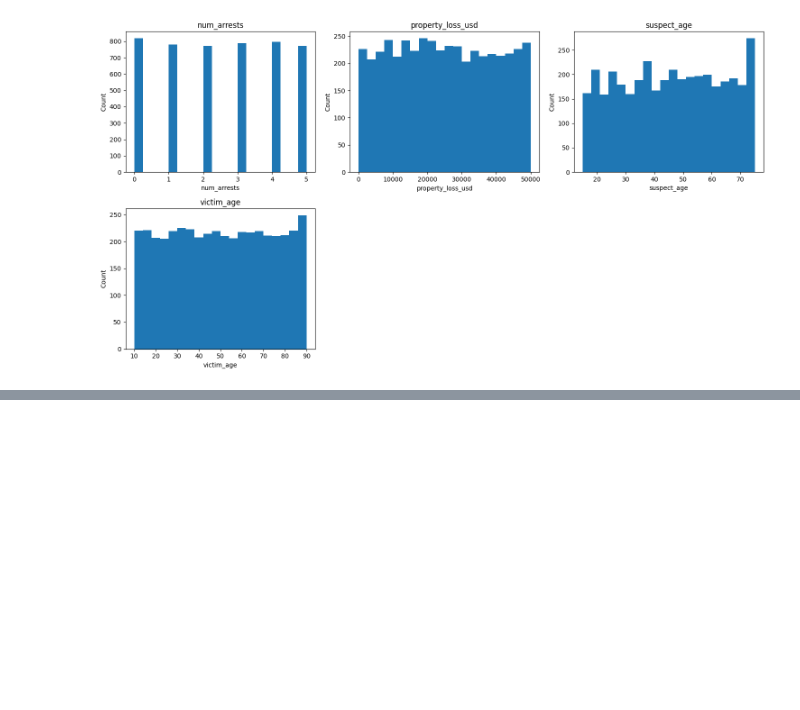
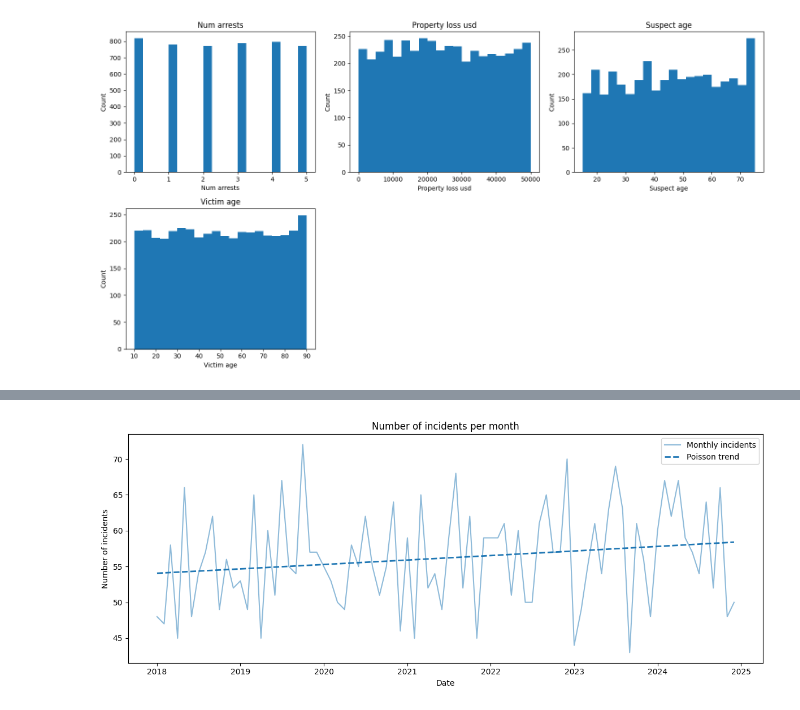
Before and after one commit to Lauripi/Coding_Skills, a Jupyter notebook: 4. Crimes_cleaning_data_IN-PREPARATION.ipynb, the cells around one changed output, grey strips where cells are left out. Saved outputs shown, nothing was run; the diff lists cells and outputs as text; code cells hidden in the pictures; blank space fills up the shorter version.

```diff
--- a/4. Crimes_cleaning_data_IN-PREPARATION.ipynb
+++ b/4. Crimes_cleaning_data_IN-PREPARATION.ipynb
@@ -315,7 +350,7 @@ stats["missing_%"] = df[num_cols].isna().mean() * 100
 print(stats.round(2))
 
 # Make all numeric values positive except longitude (which can be negative in the Western Hemisphere)
-for col in num_cols.drop("longitude"):
+for col in num_cols.drop("Longitude"):
     df[col] = df[col].abs()
 
 # round all numeric values to 2 decimal places
@@ -339,14 +374,14 @@ import numpy as np
 print("====== Victim and suspect ages ======")
 
 # Check for outliers in the age columns
-for c in ["victim_age", "suspect_age"]:
+for c in ["Victim age", "Suspect age"]:
     print(c, (df[c] > 100).sum())
     print(df.loc[df[c] > 100, c].value_counts().sort_index())
 
 print("\n")
 
 # replace the outliers with NaN
-for c in ["victim_age", "suspect_age"]:
+for c in ["Victim age", "Suspect age"]:
     df.loc[df[c] > 100, c] = pd.NA
 # %% [output]
 ====== Victim and suspect ages ======
@@ -376,24 +411,24 @@ For subsequent location-based analyses, instead of using coordinates, I can use
 # %%
 
 # Check for invalid coordinates (latitude: -90 to 90, longitude: -180 to 180)
-bad = (df["latitude"].notna() & ~df["latitude"].between(-90, 90)) | \
-      (df["longitude"].notna() & ~df["longitude"].between(-180, 180))
+bad = (df["Latitude"].notna() & ~df["Latitude"].between(-90, 90)) | \
+      (df["Longitude"].notna() & ~df["Longitude"].between(-180, 180))
 print("invalid coordinates:", bad.sum())
-print(df.loc[bad, ["latitude", "longitude"]].head(10))
+print(df.loc[bad, ["Latitude", "Longitude"]].head(10))
 
 # Set invalid coordinates to NaN
-df.loc[bad, ["latitude", "longitude"]] = np.nan
+df.loc[bad, ["Latitude", "Longitude"]] = np.nan
 
 print("\n")
 
 # Check the percentage of missing values
-for c in ["latitude", "longitude"]:
+for c in ["Latitude", "Longitude"]:
     print(c, f"{df[c].isna().mean():.1%} missing")
 
 # Generate a table of median, min, and max coordinates for each city
 coord_tab = (
-    df[["city", "longitude", "latitude"]]
-    .groupby("city")
+    df[["City", "Longitude", "Latitude"]]
+    .groupby("City")
     .agg(["median", "min", "max"])
 )
 
@@ -748,0 +790,64 @@ Cells with expected count < 5: 0 of 32
+# %%
+import calendar
+import numpy as np
+import pandas as pd
+import matplotlib.pyplot as plt
+import statsmodels.api as sm
+
+# df["incident_date"] must be datetime; incidents without a date are dropped
+
+# -------------------------------------------------
+# 1) INCIDENTS PER MONTH
+# -------------------------------------------------
+incidents = df["Incident date"].dt.to_period("M").value_counts().sort_index()
+
+# months without any incident must appear as 0, not be missing
+all_months = pd.period_range(incidents.index.min(), incidents.index.max(), freq="M")
+incidents = incidents.reindex(all_months, fill_value=0)
+
+# -------------------------------------------------
+# 2) POISSON REGRESSION: trend over time
+# -------------------------------------------------
+t = np.arange(len(incidents))  # months since start
+X = sm.add_constant(t)
+model = sm.GLM(incidents.values, X, family=sm.families.Poisson()).fit()
+print(model.summary())
+
+# dispersion ~1 -> Poisson is fine; clearly >1 -> use quasi-Poisson: .fit(scale="X2")
+dispersion = model.pearson_chi2 / model.df_resid
+irr = np.exp(model.params[1])
+
+print(f"Dispersion: {dispersion:.2f}")
+print(f"IRR per month: {irr:.4f} | per year: {irr**12:.3f} ({(irr**12 - 1) * 100:+.1f}% per year)")
+print(f"p-value: {model.pvalues[1]:.3g}")
+
+# -------------------------------------------------
+# 3) PLOT: monthly incidents + fitted Poisson trend
+# -------------------------------------------------
+dates = incidents.index.to_timestamp()
+
+plt.figure(figsize=(12, 5))
+line, = plt.plot(dates, incidents.values, alpha=0.5, linewidth=1.5, label="Monthly incidents")
+plt.plot(dates, model.fittedvalues, color=line.get_color(), linewidth=2,
+         linestyle="--", label="Poisson trend")
+plt.title("Number of incidents per month")
+plt.xlabel("Date")
+plt.ylabel("Number of incidents")
+plt.legend()
+plt.tight_layout()
+plt.show()
+
+# ------------------------------------------------------------------------------------------------------
+# 4) SEASONALITY: incidents per day, by calendar month (per day, because months have different lengths)
+# ------------------------------------------------------------------------------------------------------
+per_day = incidents / incidents.index.days_in_month
+seasonal = per_day.groupby(per_day.index.month).mean()
+
+seasonal.plot(kind="line", marker="o", figsize=(12, 5))
+plt.title("Average incidents per day, by calendar month")
+plt.xlabel("Month")
+plt.ylabel("Incidents per day")
+plt.xticks(range(1, 13), calendar.month_abbr[1:])
+plt.tight_layout()
+plt.show()
+# %% [output]
@@ -748,0 +874 @@ Cells with expected count < 5: 0 of 32
+[figure, added]
```
Also changed, not shown: parts of 17 cells of this notebook.
